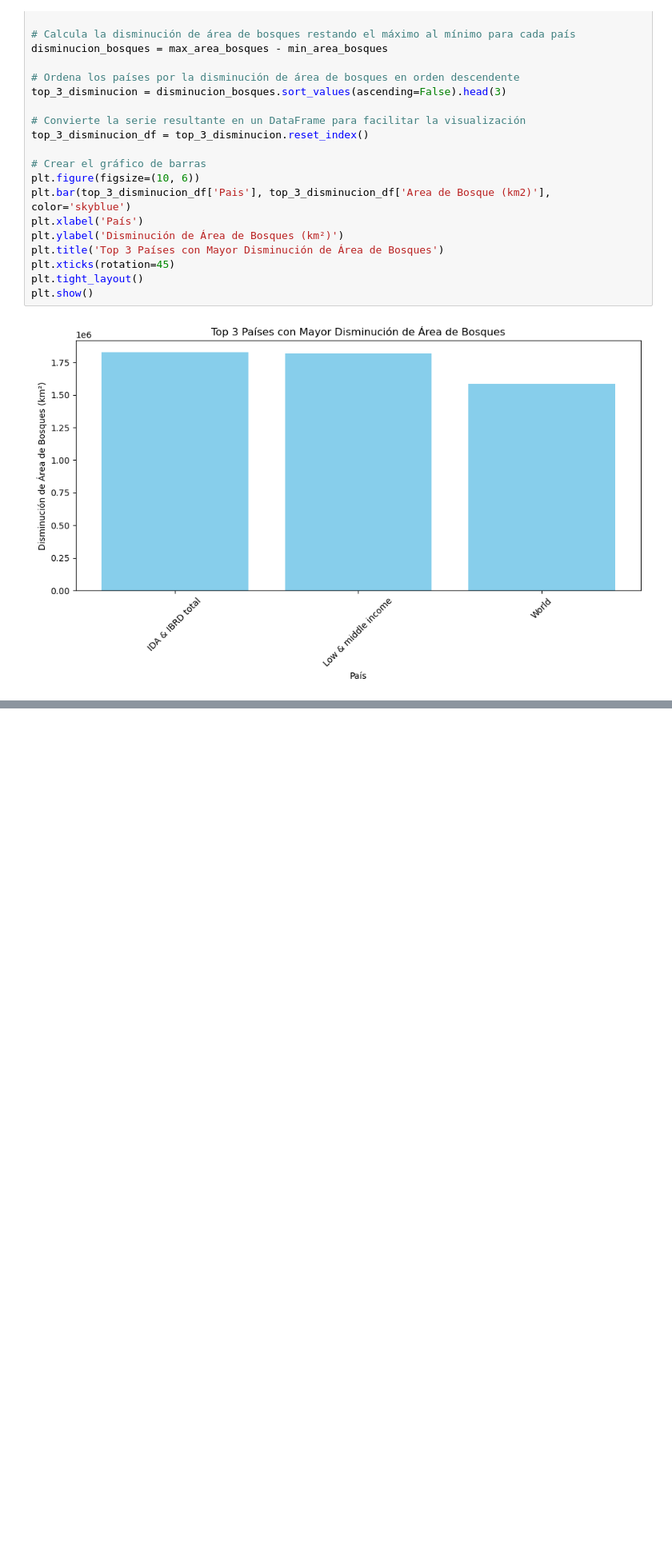
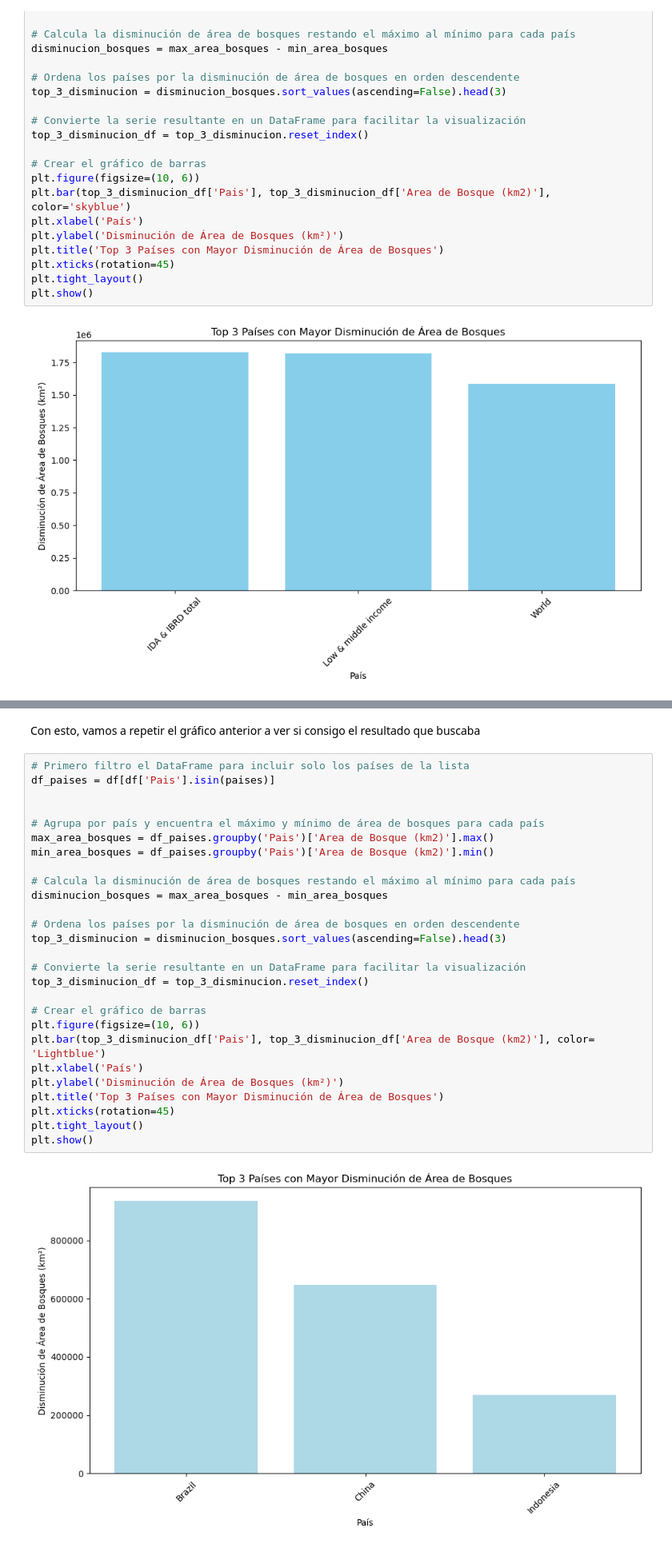
Before and after one commit to Karimsingera/Coderhouse_Data_Science, a Jupyter notebook: La_Transformancion_del_Mundo_en_los_Ultimos_60_anos.ipynb, the cells around one changed output, grey strips where cells are left out. Shown at 80% size. Saved outputs shown, nothing was run; the diff lists cells and outputs as text; blank space fills up the shorter version.

Commit message:
cargando el desafio a entregar el 21.05.24 para el curso de Coder

```diff
--- a/La_Transformancion_del_Mundo_en_los_Ultimos_60_anos.ipynb
+++ b/La_Transformancion_del_Mundo_en_los_Ultimos_60_anos.ipynb
@@ -960,0 +1027,31 @@ Observación: No es el resultado que esperaba pues veo que al estar mezclados pa
+# %% [markdown]
+Con esto, vamos a repetir el gráfico anterior a ver si consigo el resultado que buscaba
+# %%
+# Primero filtro el DataFrame para incluir solo los países de la lista
+df_paises = df[df['Pais'].isin(paises)]
+
+
+# Agrupa por país y encuentra el máximo y mínimo de área de bosques para cada país
+max_area_bosques = df_paises.groupby('Pais')['Area de Bosque (km2)'].max()
+min_area_bosques = df_paises.groupby('Pais')['Area de Bosque (km2)'].min()
+
+# Calcula la disminución de área de bosques restando el máximo al mínimo para cada país
+disminucion_bosques = max_area_bosques - min_area_bosques
+
+# Ordena los países por la disminución de área de bosques en orden descendente
+top_3_disminucion = disminucion_bosques.sort_values(ascending=False).head(3)
+
+# Convierte la serie resultante en un DataFrame para facilitar la visualización
+top_3_disminucion_df = top_3_disminucion.reset_index()
+
+# Crear el gráfico de barras
+plt.figure(figsize=(10, 6))
+plt.bar(top_3_disminucion_df['Pais'], top_3_disminucion_df['Area de Bosque (km2)'], color= 'Lightblue')
+plt.xlabel('País')
+plt.ylabel('Disminución de Área de Bosques (km²)')
+plt.title('Top 3 Países con Mayor Disminución de Área de Bosques')
+plt.xticks(rotation=45)
+plt.tight_layout()
+plt.show()
+# %% [output]
+[figure, added]
```
Also changed, not shown: parts of 3 cells of this notebook, 1 other file.
